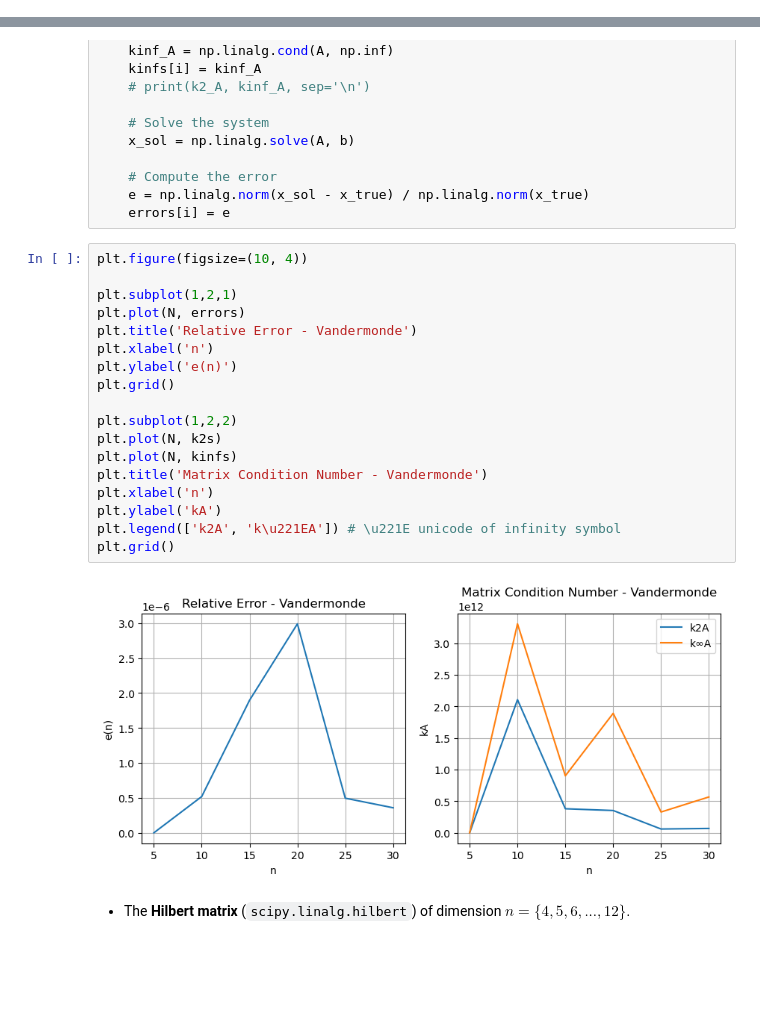
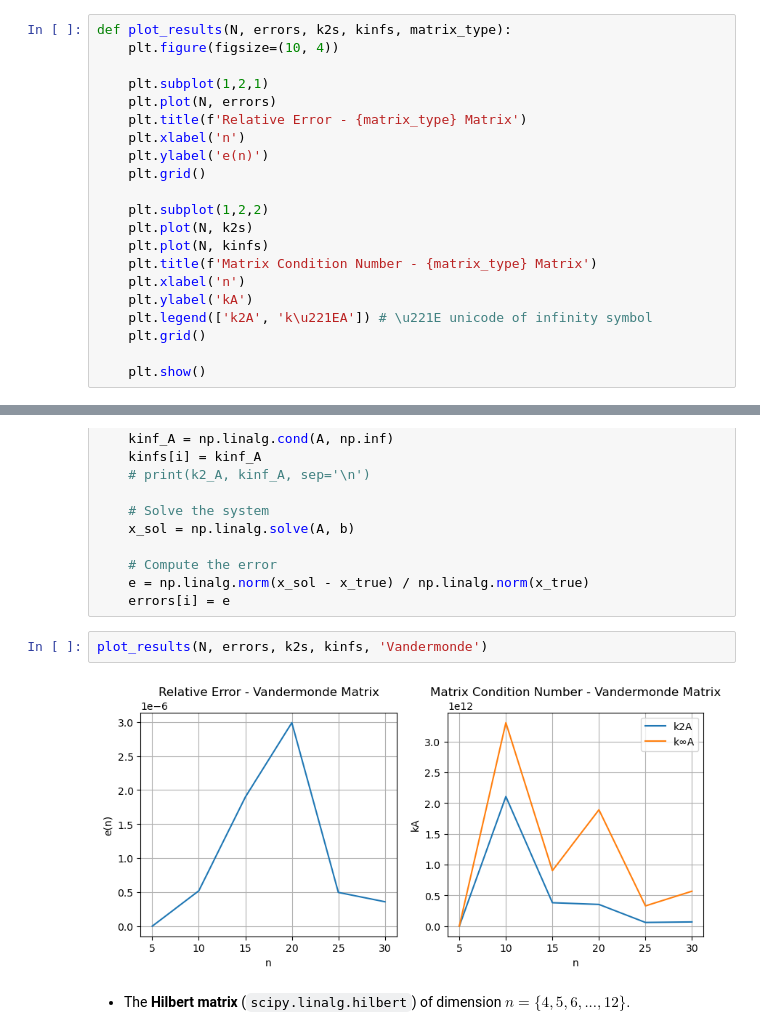
Before and after one commit to cico-rial/SMMAI, a Jupyter notebook: homework1/Homework1_Chiarioni.ipynb, the cells around one changed output, grey strips where cells are left out. Saved outputs shown, nothing was run; the diff lists cells and outputs as text; blank space fills up the shorter version.

Commit message:
Homework1 modified
Improved Homework 1:
- introduction of plot function
- modification on the last point (3.)

```diff
--- a/homework1/Homework1_Chiarioni.ipynb
+++ b/homework1/Homework1_Chiarioni.ipynb
@@ -17,3 +15,24 @@ import numpy as np
 import matplotlib.pyplot as plt
 
 random_state = 42 # This is used to guarantee the repetability
+# %%
+def plot_results(N, errors, k2s, kinfs, matrix_type):
+    plt.figure(figsize=(10, 4))
+
+    plt.subplot(1,2,1)
+    plt.plot(N, errors)
+    plt.title(f'Relative Error - {matrix_type} Matrix')
+    plt.xlabel('n')
+    plt.ylabel('e(n)')
+    plt.grid()
+
+    plt.subplot(1,2,2)
+    plt.plot(N, k2s)
+    plt.plot(N, kinfs)
+    plt.title(f'Matrix Condition Number - {matrix_type} Matrix')
+    plt.xlabel('n')
+    plt.ylabel('kA')
+    plt.legend(['k2A', 'k\u221EA']) # \u221E unicode of infinity symbol
+    plt.grid()
+
+    plt.show()
@@ -99,25 +105,9 @@ for i,n in enumerate(N):
     e = np.linalg.norm(x_sol - x_true) / np.linalg.norm(x_true)
     errors[i] = e
 # %%
-plt.figure(figsize=(10, 4))
-
-plt.subplot(1,2,1)
-plt.plot(N, errors)
-plt.title('Relative Error - Vandermonde')
-plt.xlabel('n')
-plt.ylabel('e(n)')
-plt.grid()
-
-plt.subplot(1,2,2)
-plt.plot(N, k2s)
-plt.plot(N, kinfs)
-plt.title('Matrix Condition Number - Vandermonde')
-plt.xlabel('n')
-plt.ylabel('kA')
-plt.legend(['k2A', 'k\u221EA']) # \u221E unicode of infinity symbol
-plt.grid()
+plot_results(N, errors, k2s, kinfs, 'Vandermonde')
 # %% [output]
-[figure, old version]
+[figure, new version]
 # %% [markdown]
 * The **Hilbert matrix** (`scipy.linalg.hilbert`) of dimension $n = \{4, 5, 6, ..., 12\}$.
 # %%
```
Also changed, not shown: parts of 16 cells of this notebook.
